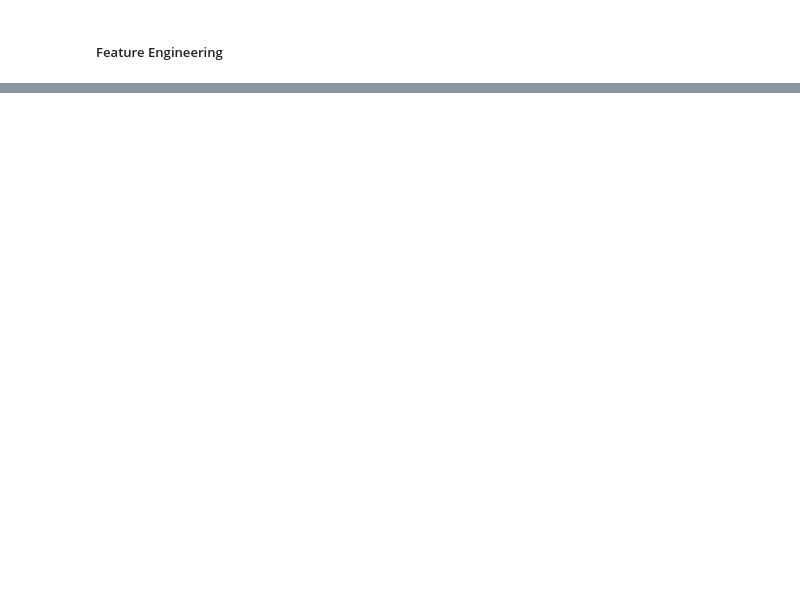
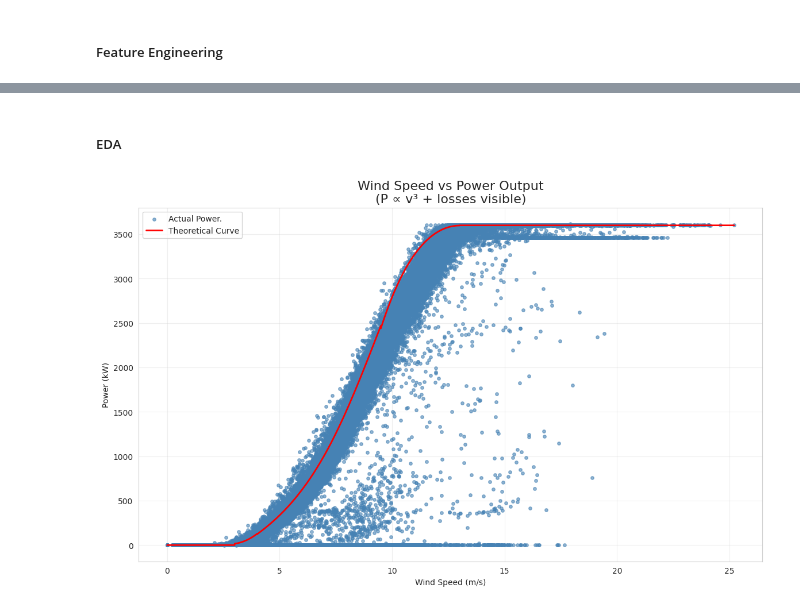
Before and after one commit to KKDS09/Forecasting-Wind-Turbine-Power-Output-using-Machine-Learning, a Jupyter notebook: WindTurbine_Prediction_AICTE.ipynb, the cells around one changed output, grey strips where cells are left out. Saved outputs shown, nothing was run; the diff lists cells and outputs as text; code cells hidden in the pictures; blank space fills up the shorter version.

Commit message:
Uploading Main File with EDA added to it.
Add 3 different Graph to explain the Dataset

```diff
--- a/WindTurbine_Prediction_AICTE.ipynb
+++ b/WindTurbine_Prediction_AICTE.ipynb
@@ -112,0 +110,26 @@ print(turbine_data[['Wind Speed (m/s)', 'Wind_Speed_Cubed', 'Dir_Sin', 'Dir_Cos'
+# %% [markdown]
+##### EDA
+# %%
+import matplotlib.pyplot as plt
+import seaborn as sns
+# import numpy as np
+
+sns.set_style("whitegrid") #clean white bg
+plt.rcParams['figure.figsize'] = (12,6) # rcParams runtime configuration to cntrl dfult plot settings
+%matplotlib inline
+# %%
+# plot1 Wind speed Vs power (scatter plot)
+plt.figure(figsize=(14,8))
+plt.scatter(turbine_data['Wind Speed (m/s)'],  turbine_data['LV ActivePower (kW)'], alpha=0.6, s=15, color='steelblue', label="Actual Power.")
+theo = turbine_data.sort_values('Wind Speed (m/s)')
+plt.plot(theo['Wind Speed (m/s)'], theo['Theoretical_Power_Curve (KWh)'],
+         color='red', linewidth=2, label='Theoretical Curve')
+
+plt.title('Wind Speed vs Power Output\n(P ∝ v³ + losses visible)', fontsize=16)
+plt.xlabel('Wind Speed (m/s)')
+plt.ylabel('Power (kW)')
+plt.legend()
+plt.grid(True, alpha=0.3) # .3 transperancy or visiblity
+plt.show()
+# %% [output]
+[figure, added]
```
Also changed, not shown: parts of 4 cells of this notebook.
